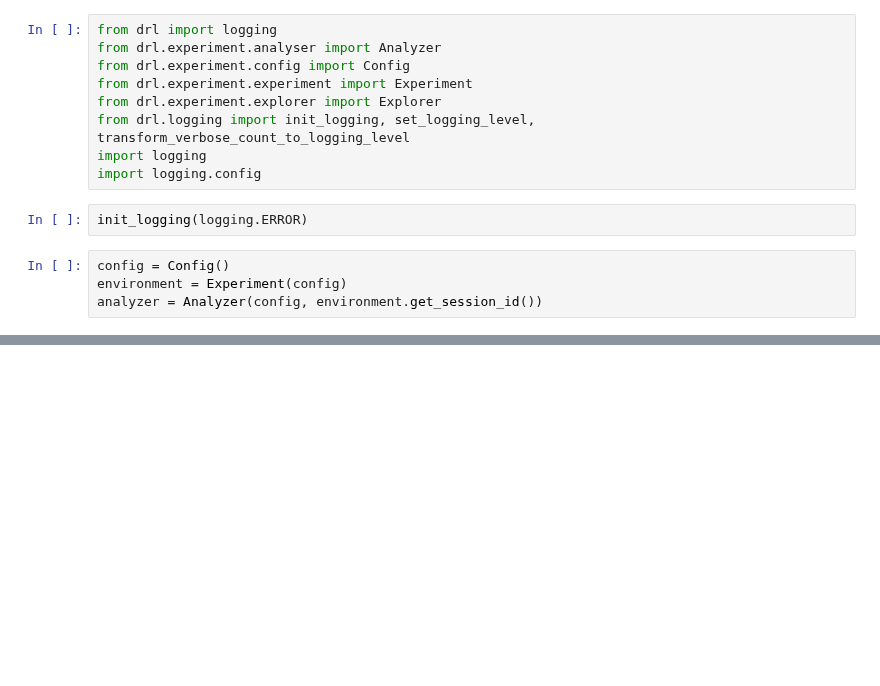
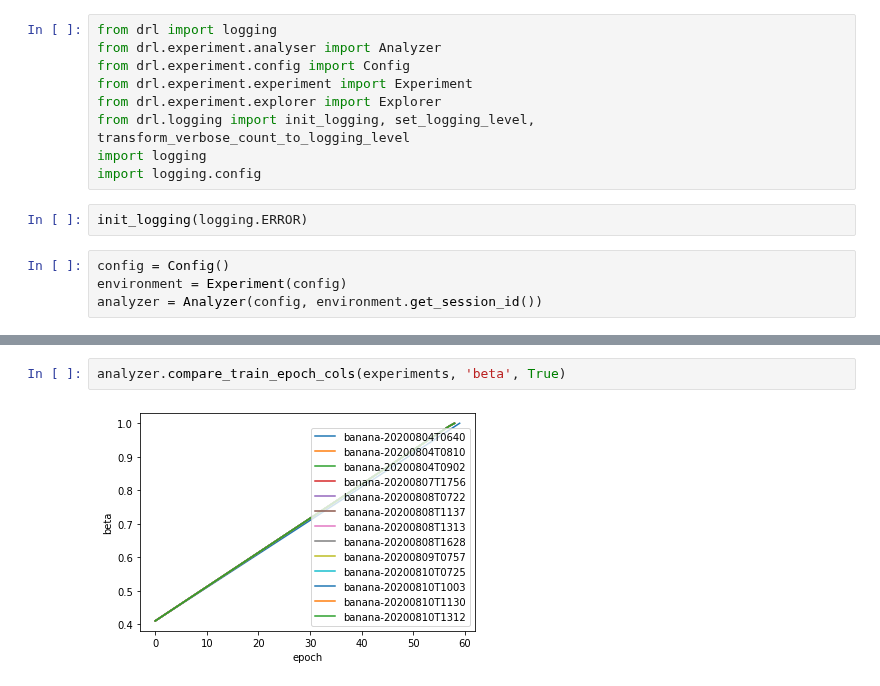
Before and after one commit to miharothl/und-drl-navigation, a Jupyter notebook: drl-analysis.ipynb, the cells around one changed output, grey strips where cells are left out. Saved outputs shown, nothing was run; the diff lists cells and outputs as text; blank space fills up the shorter version.

```diff
--- a/drl-analysis.ipynb
+++ b/drl-analysis.ipynb
@@ -59,0 +57,4 @@ analyzer.compare_train_epoch_cols(experiments, 'avg_loss', True)
+# %%
+analyzer.compare_train_epoch_cols(experiments, 'beta', True)
+# %% [output]
+[figure, added]
```
Also changed, not shown: parts of 8 cells of this notebook, 19 other files.
